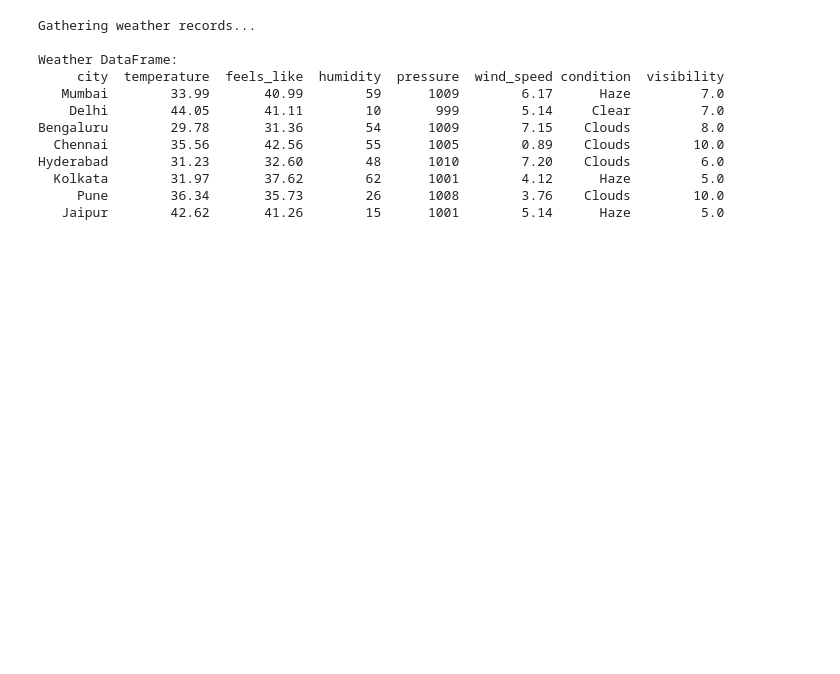
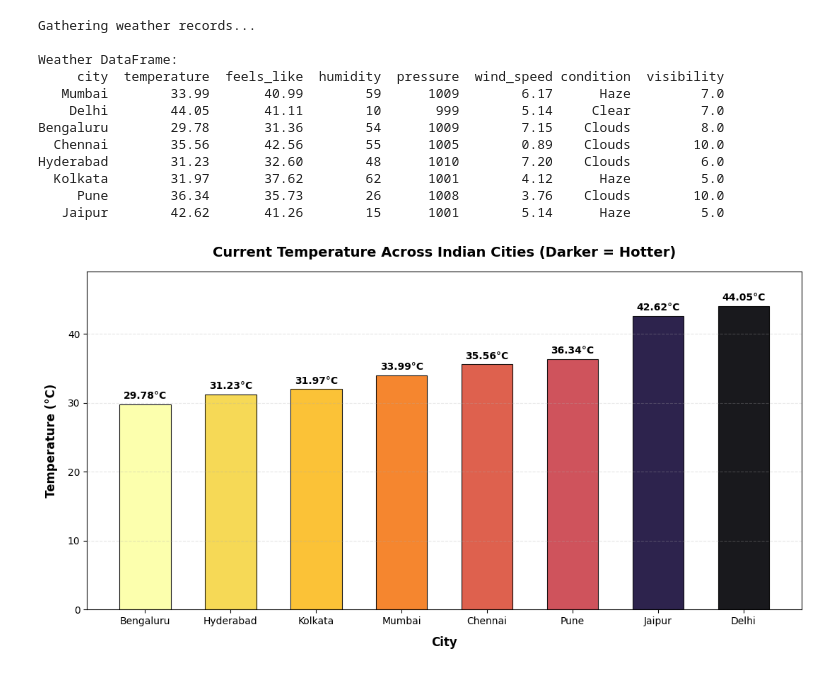
Before and after one commit to KEERTHANASRI-A-M-0609/keerthanasri-codeboosters-2026, a Jupyter notebook: Day 3/Mini_Project_Day3.ipynb, the cells around one changed output. Drawn from its saved outputs; the diff is of its cells as text; code cells hidden in the pictures; blank space fills up the shorter version.

```diff
--- a/Day 3/Mini_Project_Day3.ipynb
+++ b/Day 3/Mini_Project_Day3.ipynb
@@ -382,3 +382,66 @@ Hyderabad        31.23       32.60        48      1010        7.20    Clouds
   Kolkata        31.97       37.62        62      1001        4.12      Haze         5.0
      Pune        36.34       35.73        26      1008        3.76    Clouds        10.0
    Jaipur        42.62       41.26        15      1001        5.14      Haze         5.0
+# %%
+import matplotlib.cm as cm
+import matplotlib.pyplot as plt
+import pandas as pd
+import requests
+
+# 1. Sort the DataFrame by temperature in ascending order
+df_sorted = df.sort_values(by="temperature", ascending=True)
+
+# 2. Initialize the plot using subplots
+fig, ax = plt.subplots(figsize=(11, 6))
+
+# 3. Normalize values and use a REVERSED colormap ('inferno_r' or 'plasma_r')
+# This guarantees that the highest temperatures receive the darkest colors.
+norm = plt.Normalize(df_sorted["temperature"].min(), df_sorted["temperature"].max())
+colors = cm.inferno_r(norm(df_sorted["temperature"]))
+
+# 4. Create the colorful bar chart
+bars = ax.bar(
+    df_sorted["city"],
+    df_sorted["temperature"],
+    color=colors,
+    edgecolor="black",
+    linewidth=0.8,
+    alpha=0.9,
+    width=0.6,
+)
+
+# 5. Customize labels and title with clean styling
+ax.set_xlabel("City", fontsize=12, fontweight="bold", labelpad=10)
+ax.set_ylabel("Temperature (°C)", fontsize=12, fontweight="bold", labelpad=10)
+ax.set_title(
+    "Current Temperature Across Indian Cities (Darker = Hotter)",
+    fontsize=14,
+    fontweight="bold",
+    pad=15,
+)
+ax.set_ylim(0, max(df_sorted["temperature"]) + 5)  # Add padding for annotations
+ax.grid(axis="y", linestyle="--", alpha=0.3)
+
+# 6. Attach exact temperature value labels on top of each bar
+for bar in bars:
+    height = bar.get_height()
+    ax.text(
+        bar.get_x() + bar.get_width() / 2.0,
+        height + 0.5,
+        f"{height:.2f}°C",
+        ha="center",
+        va="bottom",
+        fontsize=10,
+        fontweight="semibold",
+    )
+
+# 7. Apply tight layout to prevent text clipping
+plt.tight_layout()
+
+# 8. Save the high-resolution visualization
+plt.savefig("weather_dark_intensity_chart.png", dpi=300)
+
+# 9. Display the plot inside your notebook
+plt.show()
+# %% [output]
+[figure, added]
```
